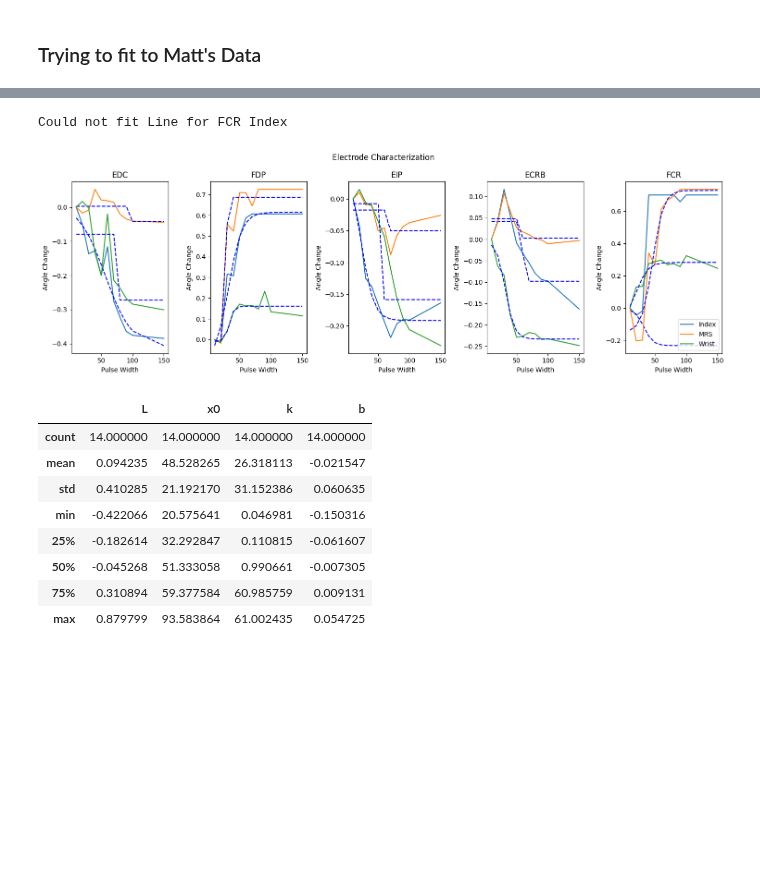
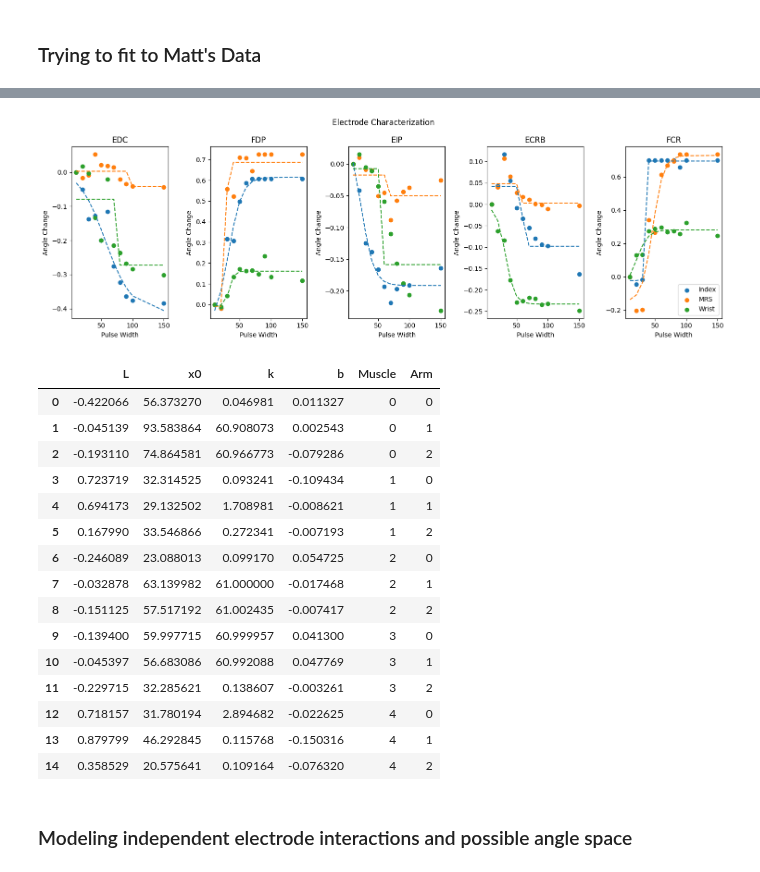
Before and after one commit to draeloslab/stim_behavior, a Jupyter notebook: notebooks/sigmoid.ipynb, the cells around one changed output, grey strips where cells are left out. Cells and saved outputs as stored; diff of their text form; code cells hidden in the pictures; blank space fills up the shorter version.

```diff
--- a/notebooks/sigmoid.ipynb
+++ b/notebooks/sigmoid.ipynb
@@ -29,7 +29,7 @@ def toyData(function = sigmoid, k = 1, x0 = 0, L = 1, b = 0, mu = 0, std = 0.05)
 
 def fitCurve(x, y, function = sigmoid):
     p0 = [max(y), np.median(x),1,min(y)] # this is an mandatory initial guess
-    popt, pcov = curve_fit(function, x, y,p0, method='dogbox')
+    popt, pcov = curve_fit(function, x, y,p0, maxfev=10000,method='dogbox')
     fit_y = sigmoid(x, *popt)
 
     return(fit_y, popt)
@@ -105,6 +102,0 @@ mattData = scipy.io.loadmat("C:/Users/Jjmas/OneDrive/Desktop/Reseach/Anne/Charac
-# %%
-x_data = mattData['x_data']
-y_data = mattData['y_data']
-pulseWidth = x_data[0][0][0]
-
-fit_y, params = fitCurve(pulseWidth,  y_data[1][1].flatten())
@@ -119,24 +103,4 @@ plt.legend()
 # %%
-def electrodePlot():
-    all_params = []
-    fig, axs = plt.subplots(4,4, figsize= (15,15))
-    for i in range(16):
-        row = i // 4  # Calculate the row index
-        col = i % 4   # Calculate the column index
-        x, y_noisy = toyData(mu = np.random.rand(),std = 0.2)
-        fit_y, params = fitCurve(x, y_noisy)
-        all_params.append(params)
-        axs[row, col].scatter(x, y_noisy, label='Noisy data')
-        axs[row, col].plot(x, fit_y, 'r-', label='Fitted')
-        axs[row, col].set_xlabel('x')
-        axs[row, col].set_ylabel('y')
-        axs[row, col].set_title('Electrode ' + str(i))
-    plt.tight_layout()
-    plt.show()
-    df = pd.DataFrame(all_params, columns = ['L','x0','k','b'])
-    return(df)
-
-
 def electrodePlotMatt():
     fig, axs = plt.subplots(1,5, figsize= (15,5))
     angles= [ 'Index','MRS','Wrist']
@@ -145,13 +109,13 @@ def electrodePlotMatt():
     all_params = []
     for j in range(5):
         for i in range(3):
-            try:
-                fit_y, params = fitCurve(pulseWidth,  y_data[j][i].flatten())
-                all_params.append(params)
-            except:
-                print('Could not fit Line for ' + muscles[j] + ' ' + angles[i])
-            axs[j].plot(pulseWidth, y_data[j][i], label=angles[i])
-            axs[j].plot(pulseWidth, fit_y, 'b-', linestyle = '--')
+            # try:
+            fit_y, params = fitCurve(pulseWidth,  y_data[j][i].flatten())
+            all_params.append(list(params) + [j,i])
+            # except:
+            # print('Could not fit Line for ' + muscles[j] + ' ' + angles[i])
+            axs[j].scatter(pulseWidth, y_data[j][i], label=angles[i])
+            axs[j].plot(pulseWidth, fit_y, linestyle = '--')
         axs[j].set_title(muscles[j])
         axs[j].set_xlabel('Pulse Width')
         axs[j].set_ylabel('Angle Change')
@@ -159,20 +123,29 @@ def electrodePlotMatt():
     fig.suptitle('Electrode Characterization')
     plt.tight_layout()
     plt.show()
-    df = pd.DataFrame(all_params, columns = ['L','x0','k','b'])
+    df = pd.DataFrame(all_params, columns = ['L','x0','k','b', 'Muscle', 'Arm'])
     return(df)
 # %%
 realParams = electrodePlotMatt()
 realParams.describe()
+realParams
 # %% [output]
-Could not fit Line for FCR Index
-[figure, old version]
+[figure, new version]
-|  | L | x0 | k | b |
-| count | 14.000000 | 14.000000 | 14.000000 | 14.000000 |
-| mean | 0.094235 | 48.528265 | 26.318113 | -0.021547 |
-| std | 0.410285 | 21.192170 | 31.152386 | 0.060635 |
-| min | -0.422066 | 20.575641 | 0.046981 | -0.150316 |
-| 25% | -0.182614 | 32.292847 | 0.110815 | -0.061607 |
-| 50% | -0.045268 | 51.333058 | 0.990661 | -0.007305 |
-| 75% | 0.310894 | 59.377584 | 60.985759 | 0.009131 |
-| max | 0.879799 | 93.583864 | 61.002435 | 0.054725 |
+|  | L | x0 | k | b | Muscle | Arm |
+| 0 | -0.422066 | 56.373270 | 0.046981 | 0.011327 | 0 | 0 |
+| 1 | -0.045139 | 93.583864 | 60.908073 | 0.002543 | 0 | 1 |
+| 2 | -0.193110 | 74.864581 | 60.966773 | -0.079286 | 0 | 2 |
+| 3 | 0.723719 | 32.314525 | 0.093241 | -0.109434 | 1 | 0 |
+| 4 | 0.694173 | 29.132502 | 1.708981 | -0.008621 | 1 | 1 |
+| 5 | 0.167990 | 33.546866 | 0.272341 | -0.007193 | 1 | 2 |
+| 6 | -0.246089 | 23.088013 | 0.099170 | 0.054725 | 2 | 0 |
+| 7 | -0.032878 | 63.139982 | 61.000000 | -0.017468 | 2 | 1 |
+| 8 | -0.151125 | 57.517192 | 61.002435 | -0.007417 | 2 | 2 |
+| 9 | -0.139400 | 59.997715 | 60.999957 | 0.041300 | 3 | 0 |
+| 10 | -0.045397 | 56.683086 | 60.992088 | 0.047769 | 3 | 1 |
+| 11 | -0.229715 | 32.285621 | 0.138607 | -0.003261 | 3 | 2 |
+| 12 | 0.718157 | 31.780194 | 2.894682 | -0.022625 | 4 | 0 |
+| 13 | 0.879799 | 46.292845 | 0.115768 | -0.150316 | 4 | 1 |
+| 14 | 0.358529 | 20.575641 | 0.109164 | -0.076320 | 4 | 2 |
+# %% [markdown]
+### Modeling independent electrode interactions and possible angle space
```
Also changed, not shown: parts of 10 cells of this notebook, 1 other file.
